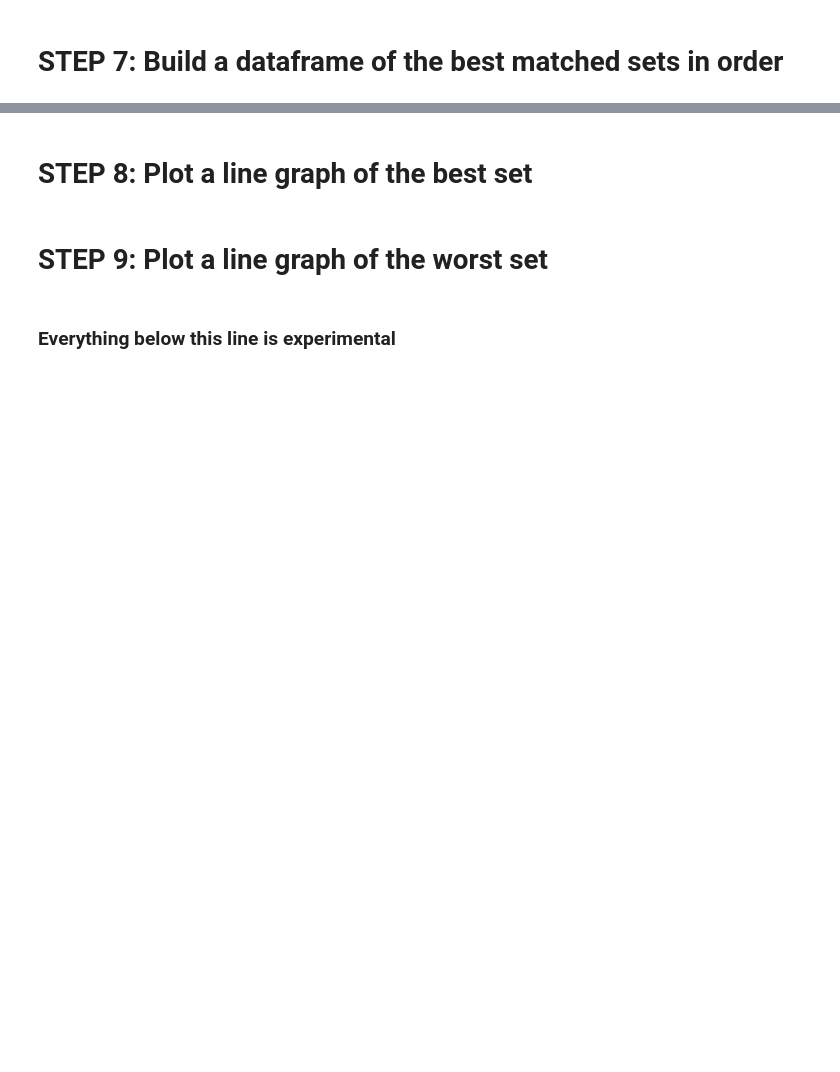
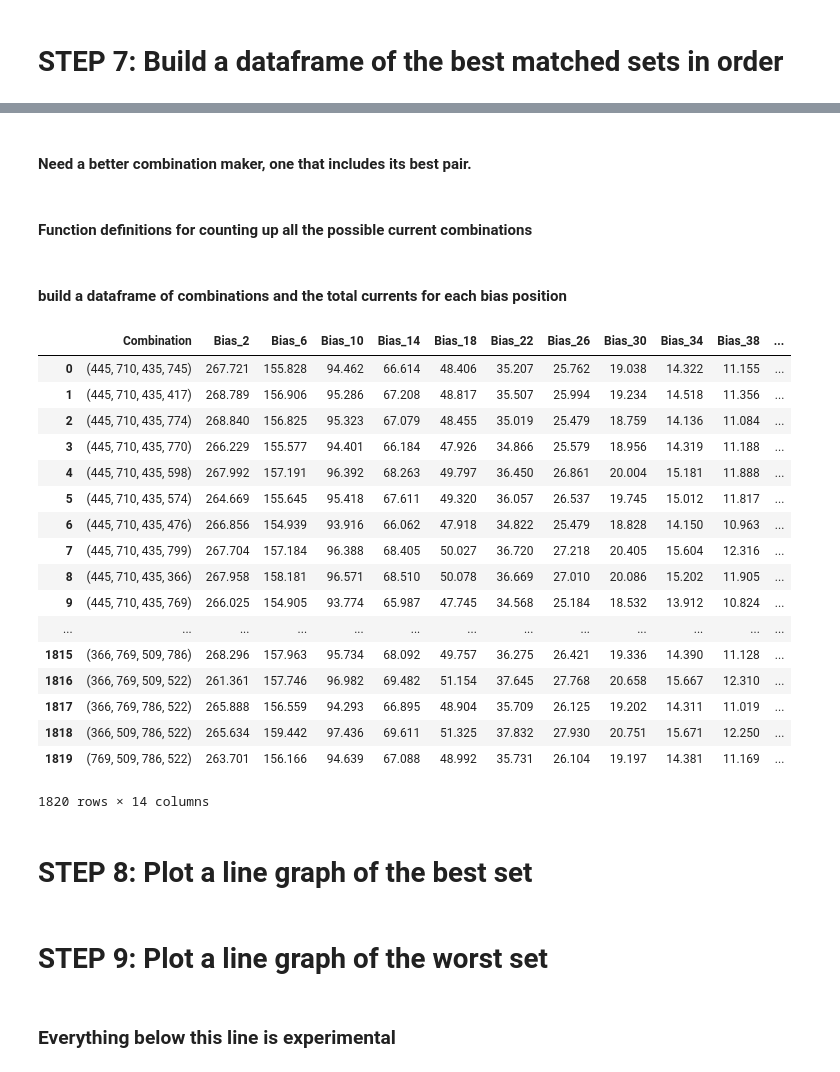
Before and after one commit to rrMacKinnon/Electrona_uTracer, a Jupyter notebook: ElectronauTracer.ipynb, the cells around one changed output, grey strips where cells are left out. Drawn from its saved outputs; the diff is of its cells as text; code cells hidden in the pictures; blank space fills up the shorter version.

```diff
--- a/ElectronauTracer.ipynb
+++ b/ElectronauTracer.ipynb
@@ -423,0 +372,18 @@ best_set_Iavg
+# %%
+# make a reference copy of the main df and set the index of the main df to be the tube_ID number
+df_copy = df.copy()
+df_copy.set_index('tube_ID', inplace=True)
+
+# make a df containing only the best set
+best_set_df = df_copy.loc[best_set]
+
+# Make a list of all possible sets of 4 from the best_set list
+import itertools
+combinations_list = []
+for combination in itertools.combinations(best_set, 4):
+    combinations_list.append(combination)
+
+# make a list of the bias voltages
+bias_list = best_set_df.columns.tolist()[2:]
+# %% [markdown]
+#### Need a better combination maker, one that includes its best pair.
@@ -423,0 +404,2 @@ best_set_Iavg
+# %% [markdown]
+#### Function definitions for counting up all the possible current combinations
@@ -423,0 +448,35 @@ best_set_Iavg
+# %% [markdown]
+#### build a dataframe of combinations and the total currents for each bias position
+# %%
+# Build a dataframe showing the summed current for every tube and bias combination
+# Prepare the master list for the dataframe
+combos_data_list = []
+for eachcombo in combinations_list:
+    thing = build_combination_data(eachcombo, bias_list)
+    combos_data_list.append(thing)
+
+# Make a list of column names for the dataframe
+combo_columns = ['Combination', ] + bias_list
+
+# Build the dataframe
+combo_df = pd.DataFrame(combos_data_list, columns=combo_columns)
+combo_df
+# %% [output]
+|  | Combination | Bias_2 | Bias_6 | Bias_10 | Bias_14 | Bias_18 | Bias_22 | Bias_26 | Bias_30 | Bias_34 | Bias_38 | ... |
+| 0 | (445, 710, 435, 745) | 267.721 | 155.828 | 94.462 | 66.614 | 48.406 | 35.207 | 25.762 | 19.038 | 14.322 | 11.155 | ... |
+| 1 | (445, 710, 435, 417) | 268.789 | 156.906 | 95.286 | 67.208 | 48.817 | 35.507 | 25.994 | 19.234 | 14.518 | 11.356 | ... |
+| 2 | (445, 710, 435, 774) | 268.840 | 156.825 | 95.323 | 67.079 | 48.455 | 35.019 | 25.479 | 18.759 | 14.136 | 11.084 | ... |
+| 3 | (445, 710, 435, 770) | 266.229 | 155.577 | 94.401 | 66.184 | 47.926 | 34.866 | 25.579 | 18.956 | 14.319 | 11.188 | ... |
+| 4 | (445, 710, 435, 598) | 267.992 | 157.191 | 96.392 | 68.263 | 49.797 | 36.450 | 26.861 | 20.004 | 15.181 | 11.888 | ... |
+| 5 | (445, 710, 435, 574) | 264.669 | 155.645 | 95.418 | 67.611 | 49.320 | 36.057 | 26.537 | 19.745 | 15.012 | 11.817 | ... |
+| 6 | (445, 710, 435, 476) | 266.856 | 154.939 | 93.916 | 66.062 | 47.918 | 34.822 | 25.479 | 18.828 | 14.150 | 10.963 | ... |
+| 7 | (445, 710, 435, 799) | 267.704 | 157.184 | 96.388 | 68.405 | 50.027 | 36.720 | 27.218 | 20.405 | 15.604 | 12.316 | ... |
+| 8 | (445, 710, 435, 366) | 267.958 | 158.181 | 96.571 | 68.510 | 50.078 | 36.669 | 27.010 | 20.086 | 15.202 | 11.905 | ... |
+| 9 | (445, 710, 435, 769) | 266.025 | 154.905 | 93.774 | 65.987 | 47.745 | 34.568 | 25.184 | 18.532 | 13.912 | 10.824 | ... |
+| ... | ... | ... | ... | ... | ... | ... | ... | ... | ... | ... | ... | ... |
+| 1815 | (366, 769, 509, 786) | 268.296 | 157.963 | 95.734 | 68.092 | 49.757 | 36.275 | 26.421 | 19.336 | 14.390 | 11.128 | ... |
+| 1816 | (366, 769, 509, 522) | 261.361 | 157.746 | 96.982 | 69.482 | 51.154 | 37.645 | 27.768 | 20.658 | 15.667 | 12.310 | ... |
+| 1817 | (366, 769, 786, 522) | 265.888 | 156.559 | 94.293 | 66.895 | 48.904 | 35.709 | 26.125 | 19.202 | 14.311 | 11.019 | ... |
+| 1818 | (366, 509, 786, 522) | 265.634 | 159.442 | 97.436 | 69.611 | 51.325 | 37.832 | 27.930 | 20.751 | 15.671 | 12.250 | ... |
+| 1819 | (769, 509, 786, 522) | 263.701 | 156.166 | 94.639 | 67.088 | 48.992 | 35.731 | 26.104 | 19.197 | 14.381 | 11.169 | ... |
+1820 rows × 14 columns
```
Also changed, not shown: parts of 15 cells of this notebook.
